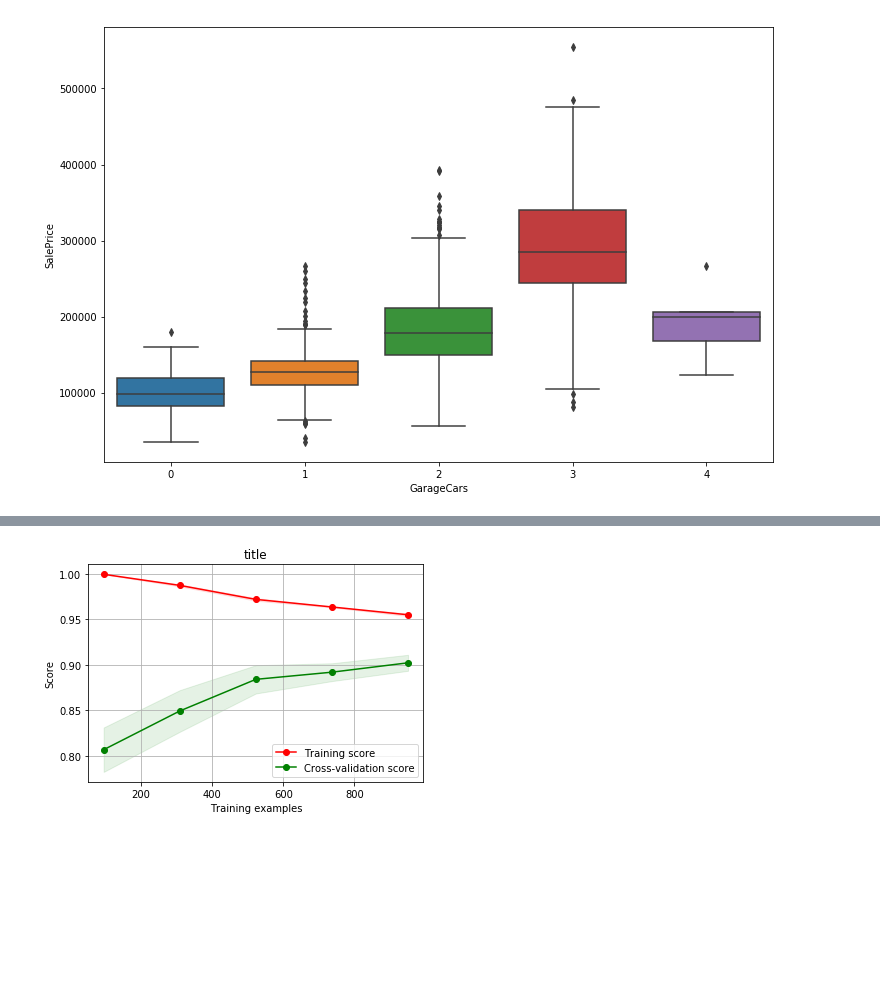
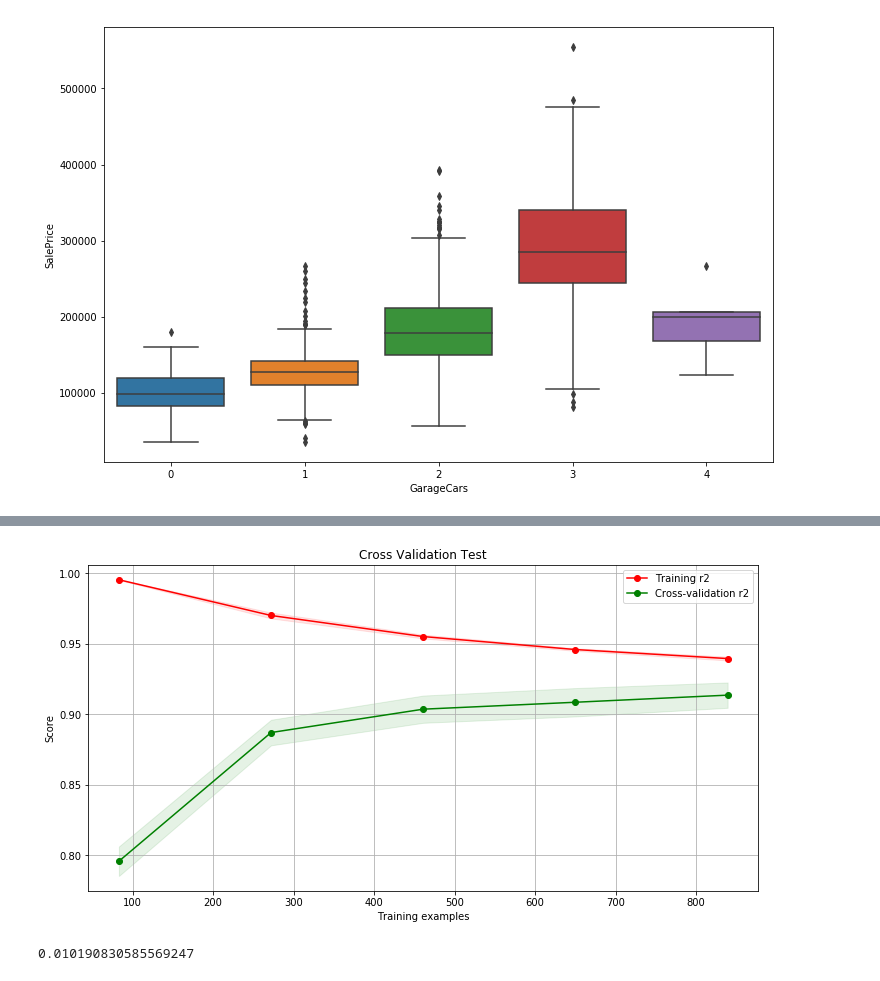
Before and after one commit to SatioO/HousingPrediction, a Jupyter notebook: Housing.ipynb, the cells around one changed output, grey strips where cells are left out. Drawn from its saved outputs; the diff is of its cells as text; code cells hidden in the pictures; blank space fills up the shorter version.

```diff
--- a/Housing - Pride.ipynb
+++ b/Housing.ipynb
@@ -168,7 +168,7 @@ def one_hot_encode(df):
 processed_train = one_hot_encode(processed_train.copy())
 # %%
 X_train, X_test, y_train, y_test = train_test_split(processed_train, y_train_logged,\
-                                                    test_size=0.15, random_state=SEED)
+                                                    test_size=0.25, random_state=SEED)
 print(f"Shape of training features {X_train.shape}")
 print(f"Shape of test features {X_test.shape}")
 # %% [output]
@@ -219,28 +196,31 @@ Fitting 5 folds for each of 8 candidates, totalling 40 fits
 # %%
 from sklearn.model_selection import learning_curve
-plt.figure(figsize=(12))
-plt.title("title")
+
+lasso = Lasso(alpha=0.0005)
+
+plt.figure(figsize=(12, 6))
+plt.title("Cross Validation Test")
 plt.xlabel("Training examples")
 plt.ylabel("Score")
 train_sizes, train_scores, test_scores = learning_curve(
-    lasso, X_train, y_train, cv=folds, n_jobs=-1, train_sizes=np.linspace(0.1, 1.0, 5))
+    lasso, X_train, y_train, cv=folds, n_jobs=-1, train_sizes=np.linspace(0.1, 1.0, 5), random_state=SEED, scoring="r2")
 train_scores_mean = np.mean(train_scores, axis=1)
 train_scores_std = np.std(train_scores, axis=1)
 test_scores_mean = np.mean(test_scores, axis=1)
 test_scores_std = np.std(test_scores, axis=1)
 plt.grid()
 
 plt.fill_between(train_sizes, train_scores_mean - train_scores_std,
                  train_scores_mean + train_scores_std, alpha=0.1,
                  color="r")
 plt.fill_between(train_sizes, test_scores_mean - test_scores_std,
                  test_scores_mean + test_scores_std, alpha=0.1, color="g")
 plt.plot(train_sizes, train_scores_mean, 'o-', color="r",
-         label="Training score")
+         label="Training r2")
 plt.plot(train_sizes, test_scores_mean, 'o-', color="g",
-         label="Cross-validation score")
+         label="Cross-validation r2")
 
 plt.legend(loc="best")
 plt.show()
 # %% [output]
-[figure, old version]
+[figure, new version]
@@ -246,0 +230,4 @@ plt.show()
+# %%
+mean_squared_error(y_pred, y_test)
+# %% [output]
+0.010190830585569247
```
Also changed, not shown: parts of 5 cells of this notebook.
